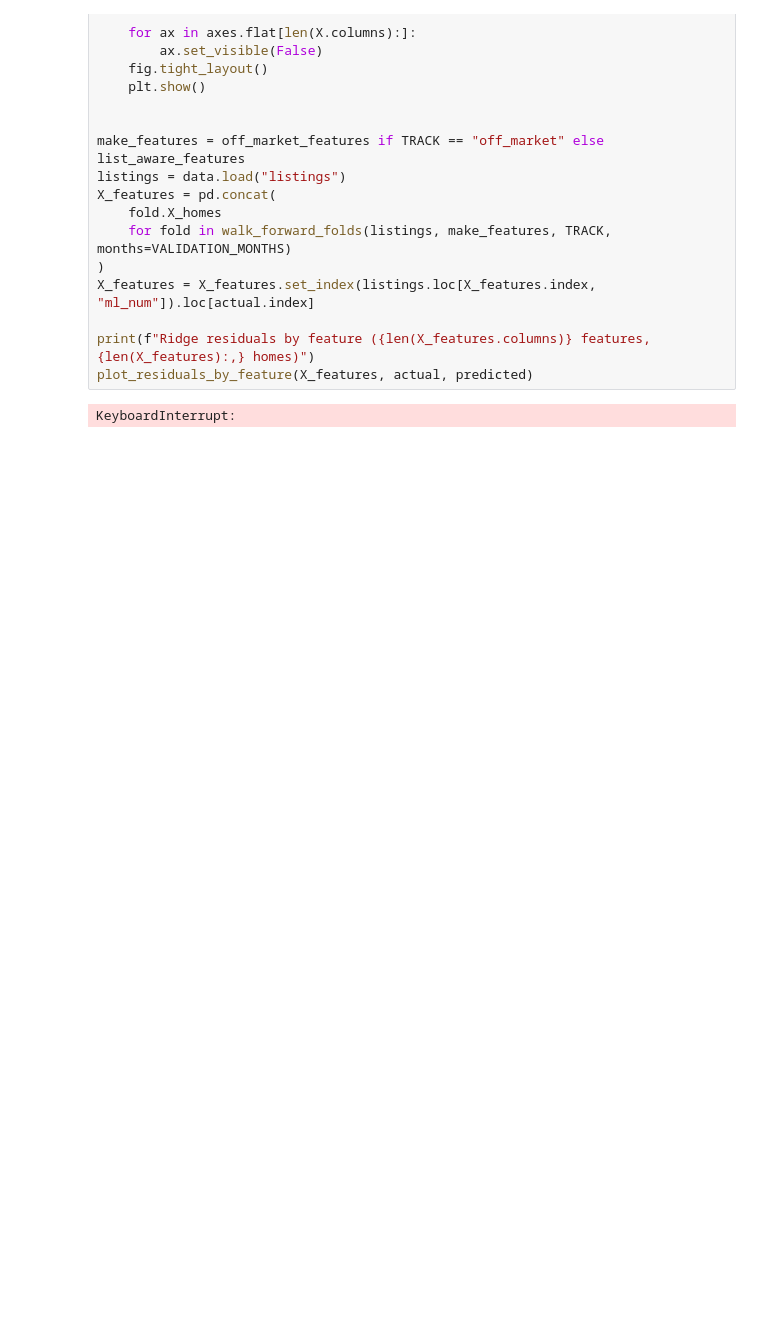
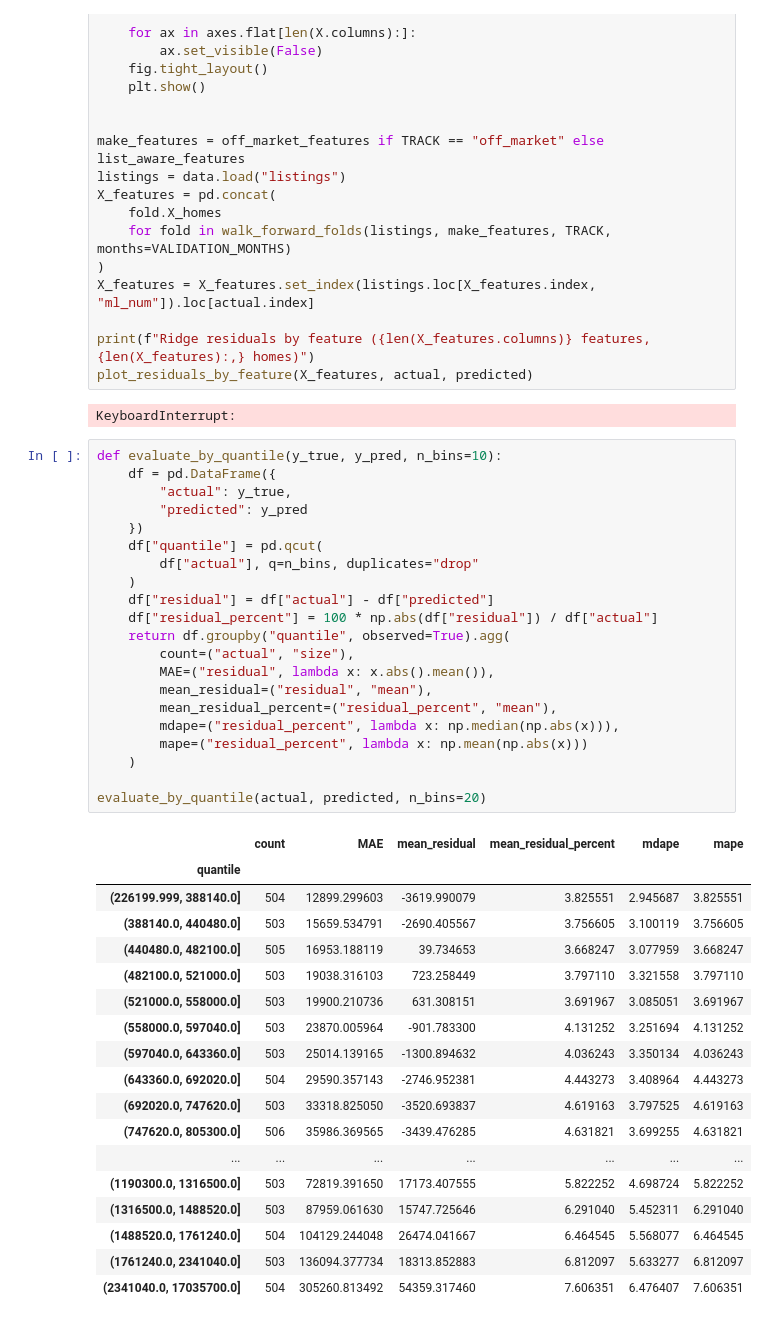
Before and after one commit to Richardhhhg/SSU-Data-Dash, a Jupyter notebook: notebooks/xxbonkxx/models/meta_training.ipynb, the cells around one changed output. Drawn from its saved outputs; the diff is of its cells as text; blank space fills up the shorter version.

Commit message:
quantile errors for meta model

```diff
--- a/notebooks/xxbonkxx/models/meta_training.ipynb
+++ b/notebooks/xxbonkxx/models/meta_training.ipynb
@@ -236,3 +236,43 @@ print(f"Ridge residuals by feature ({len(X_features.columns)} features, {len(X_f
 plot_residuals_by_feature(X_features, actual, predicted)
 # %% [output]
 KeyboardInterrupt:
+# %%
+def evaluate_by_quantile(y_true, y_pred, n_bins=10):
+    df = pd.DataFrame({
+        "actual": y_true,
+        "predicted": y_pred
+    })
+    df["quantile"] = pd.qcut(
+        df["actual"], q=n_bins, duplicates="drop"
+    )
+    df["residual"] = df["actual"] - df["predicted"]
+    df["residual_percent"] = 100 * np.abs(df["residual"]) / df["actual"]
+    return df.groupby("quantile", observed=True).agg(
+        count=("actual", "size"),
+        MAE=("residual", lambda x: x.abs().mean()),
+        mean_residual=("residual", "mean"),
+        mean_residual_percent=("residual_percent", "mean"),
+        mdape=("residual_percent", lambda x: np.median(np.abs(x))),
+        mape=("residual_percent", lambda x: np.mean(np.abs(x)))
+    )
+
+evaluate_by_quantile(actual, predicted, n_bins=20)
+# %% [output]
+|  | count | MAE | mean_residual | mean_residual_percent | mdape | mape |
+| quantile |  |  |  |  |  |  |
+| (226199.999, 388140.0] | 504 | 12899.299603 | -3619.990079 | 3.825551 | 2.945687 | 3.825551 |
+| (388140.0, 440480.0] | 503 | 15659.534791 | -2690.405567 | 3.756605 | 3.100119 | 3.756605 |
+| (440480.0, 482100.0] | 505 | 16953.188119 | 39.734653 | 3.668247 | 3.077959 | 3.668247 |
+| (482100.0, 521000.0] | 503 | 19038.316103 | 723.258449 | 3.797110 | 3.321558 | 3.797110 |
+| (521000.0, 558000.0] | 503 | 19900.210736 | 631.308151 | 3.691967 | 3.085051 | 3.691967 |
+| (558000.0, 597040.0] | 503 | 23870.005964 | -901.783300 | 4.131252 | 3.251694 | 4.131252 |
+| (597040.0, 643360.0] | 503 | 25014.139165 | -1300.894632 | 4.036243 | 3.350134 | 4.036243 |
+| (643360.0, 692020.0] | 504 | 29590.357143 | -2746.952381 | 4.443273 | 3.408964 | 4.443273 |
+| (692020.0, 747620.0] | 503 | 33318.825050 | -3520.693837 | 4.619163 | 3.797525 | 4.619163 |
+| (747620.0, 805300.0] | 506 | 35986.369565 | -3439.476285 | 4.631821 | 3.699255 | 4.631821 |
+| ... | ... | ... | ... | ... | ... | ... |
+| (1190300.0, 1316500.0] | 503 | 72819.391650 | 17173.407555 | 5.822252 | 4.698724 | 5.822252 |
+| (1316500.0, 1488520.0] | 503 | 87959.061630 | 15747.725646 | 6.291040 | 5.452311 | 6.291040 |
+| (1488520.0, 1761240.0] | 504 | 104129.244048 | 26474.041667 | 6.464545 | 5.568077 | 6.464545 |
+| (1761240.0, 2341040.0] | 503 | 136094.377734 | 18313.852883 | 6.812097 | 5.633277 | 6.812097 |
+| (2341040.0, 17035700.0] | 504 | 305260.813492 | 54359.317460 | 7.606351 | 6.476407 | 7.606351 |
```
